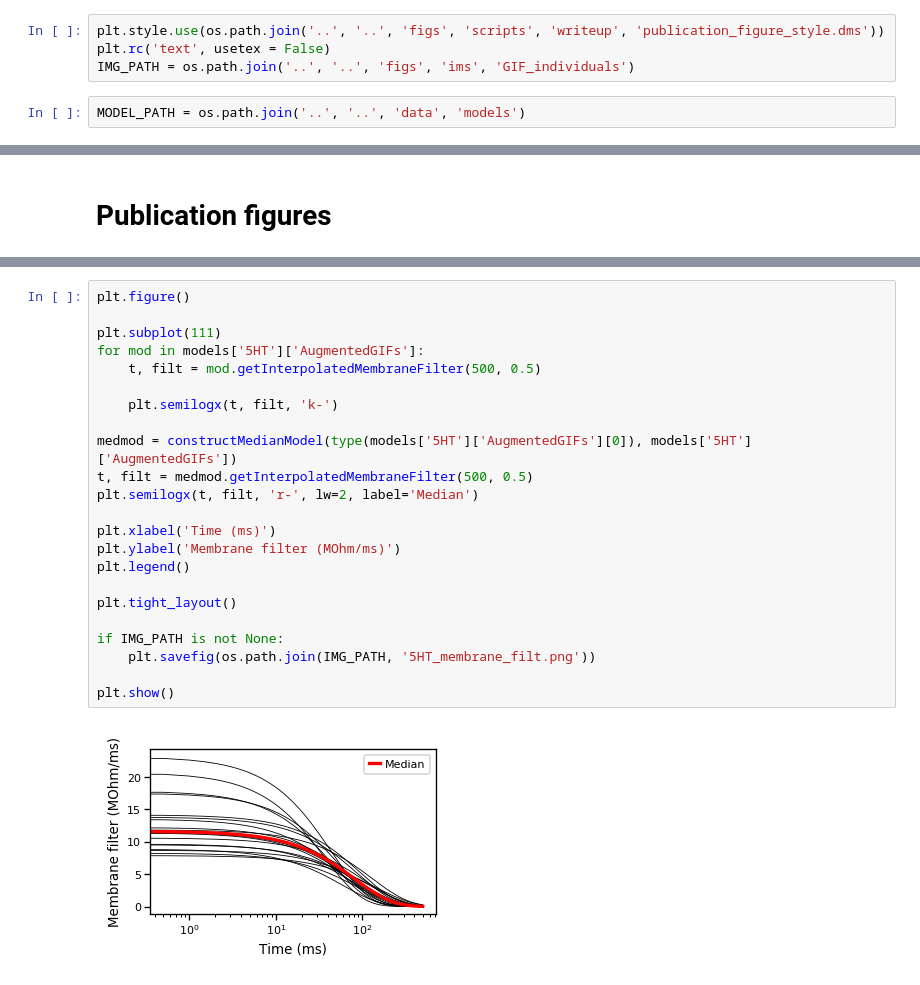
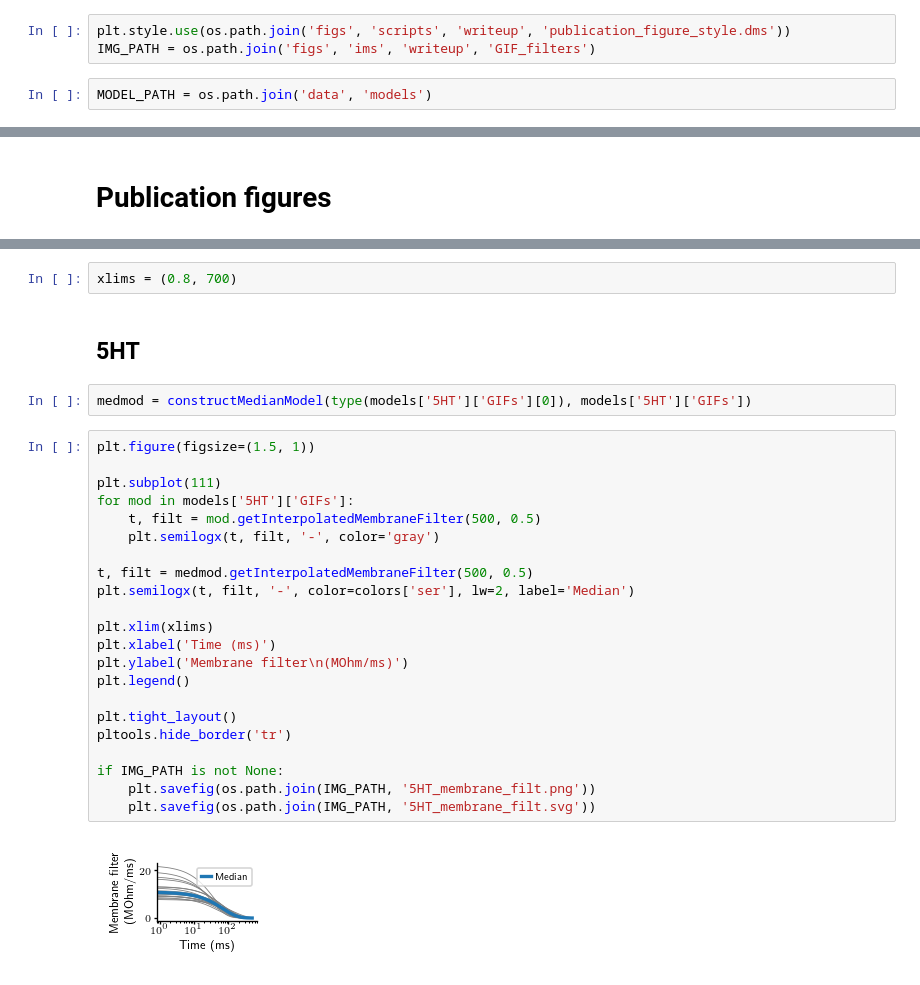
Before and after one commit to nauralcodinglab/raphegif, a Jupyter notebook: figs/scripts/writeup/single_neuron_model_filters.ipynb, the cells around one changed output, grey strips where cells are left out. Drawn from its saved outputs; the diff is of its cells as text.

Commit message:
Individual panels for publication figures on filters

```diff
--- a/figs/scripts/writeup/single_neuron_model_filters.ipynb
+++ b/figs/scripts/writeup/single_neuron_model_filters.ipynb
@@ -13,9 +22,8 @@ from grr.ThresholdModel import constructMedianModel
 # %%
-plt.style.use(os.path.join('..', '..', 'figs', 'scripts', 'writeup', 'publication_figure_style.dms'))
-plt.rc('text', usetex = False)
-IMG_PATH = os.path.join('..', '..', 'figs', 'ims', 'GIF_individuals')
+plt.style.use(os.path.join('figs', 'scripts', 'writeup', 'publication_figure_style.dms'))
+IMG_PATH = os.path.join('figs', 'ims', 'writeup', 'GIF_filters')
 # %%
-MODEL_PATH = os.path.join('..', '..', 'data', 'models')
+MODEL_PATH = os.path.join('data', 'models')
 # %%
 models = {}
 for celltype in ['GABA', '5HT', 'mPFC']:
@@ -207,25 +36,30 @@ for celltype in filters['celltype'].unique():
+# %%
+xlims = (0.8, 700)
+# %% [markdown]
+## 5HT
+# %%
+medmod = constructMedianModel(type(models['5HT']['GIFs'][0]), models['5HT']['GIFs'])
 # %%
-plt.figure()
+plt.figure(figsize=(1.5, 1))
 
 plt.subplot(111)
-for mod in models['5HT']['AugmentedGIFs']:
+for mod in models['5HT']['GIFs']:
     t, filt = mod.getInterpolatedMembraneFilter(500, 0.5)
+    plt.semilogx(t, filt, '-', color='gray')
 
-    plt.semilogx(t, filt, 'k-')
+t, filt = medmod.getInterpolatedMembraneFilter(500, 0.5)
+plt.semilogx(t, filt, '-', color=colors['ser'], lw=2, label='Median')
 
-medmod = constructMedianModel(type(models['5HT']['AugmentedGIFs'][0]), models['5HT']['AugmentedGIFs'])
-t, filt = medmod.getInterpolatedMembraneFilter(500, 0.5)
-plt.semilogx(t, filt, 'r-', lw=2, label='Median')
-
+plt.xlim(xlims)
 plt.xlabel('Time (ms)')
-plt.ylabel('Membrane filter (MOhm/ms)')
+plt.ylabel('Membrane filter\n(MOhm/ms)')
 plt.legend()
 
 plt.tight_layout()
+pltools.hide_border('tr')
 
 if IMG_PATH is not None:
     plt.savefig(os.path.join(IMG_PATH, '5HT_membrane_filt.png'))
-
-plt.show()
+    plt.savefig(os.path.join(IMG_PATH, '5HT_membrane_filt.svg'))
 # %% [output]
-[figure, old version]
+[figure, new version]
```
Also changed, not shown: parts of 29 cells of this notebook.
